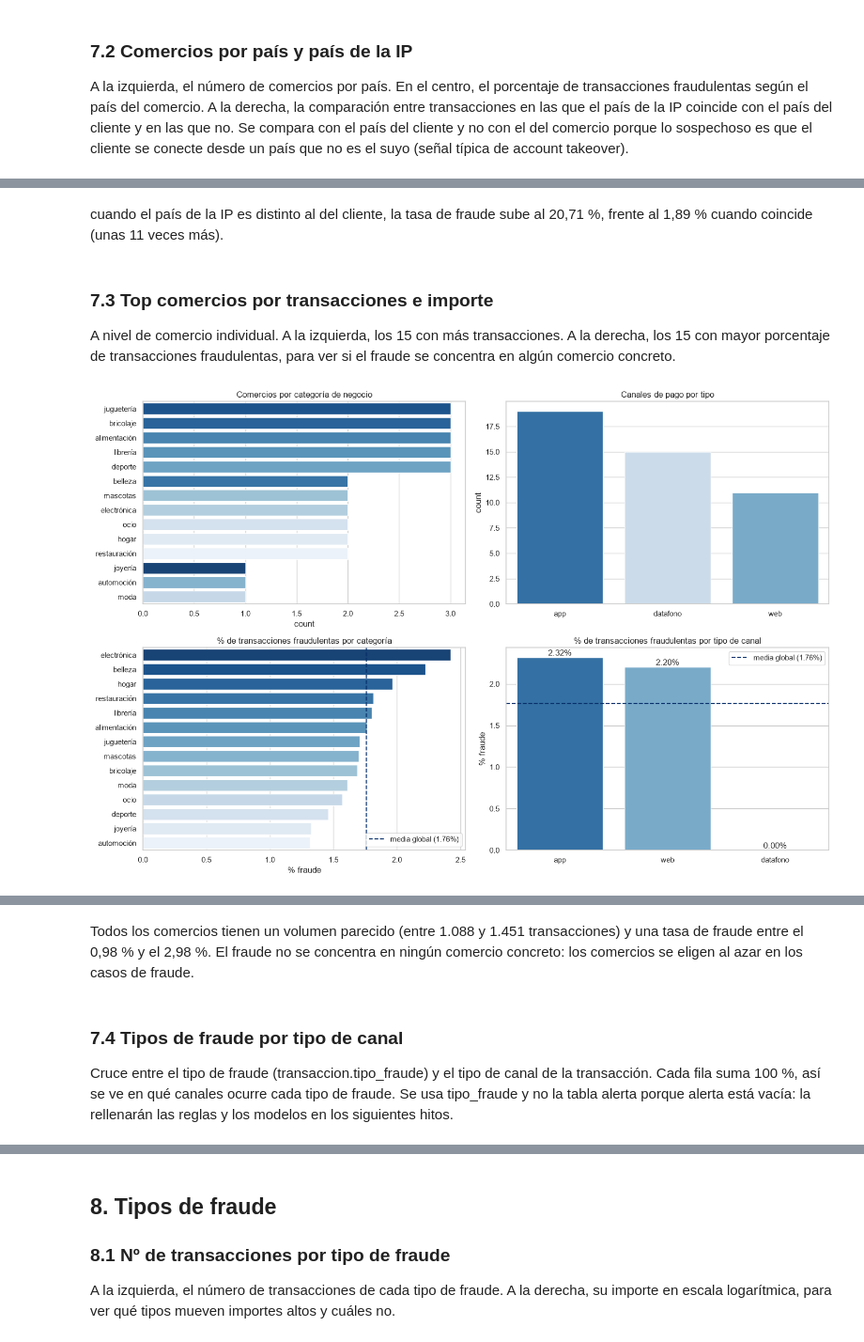
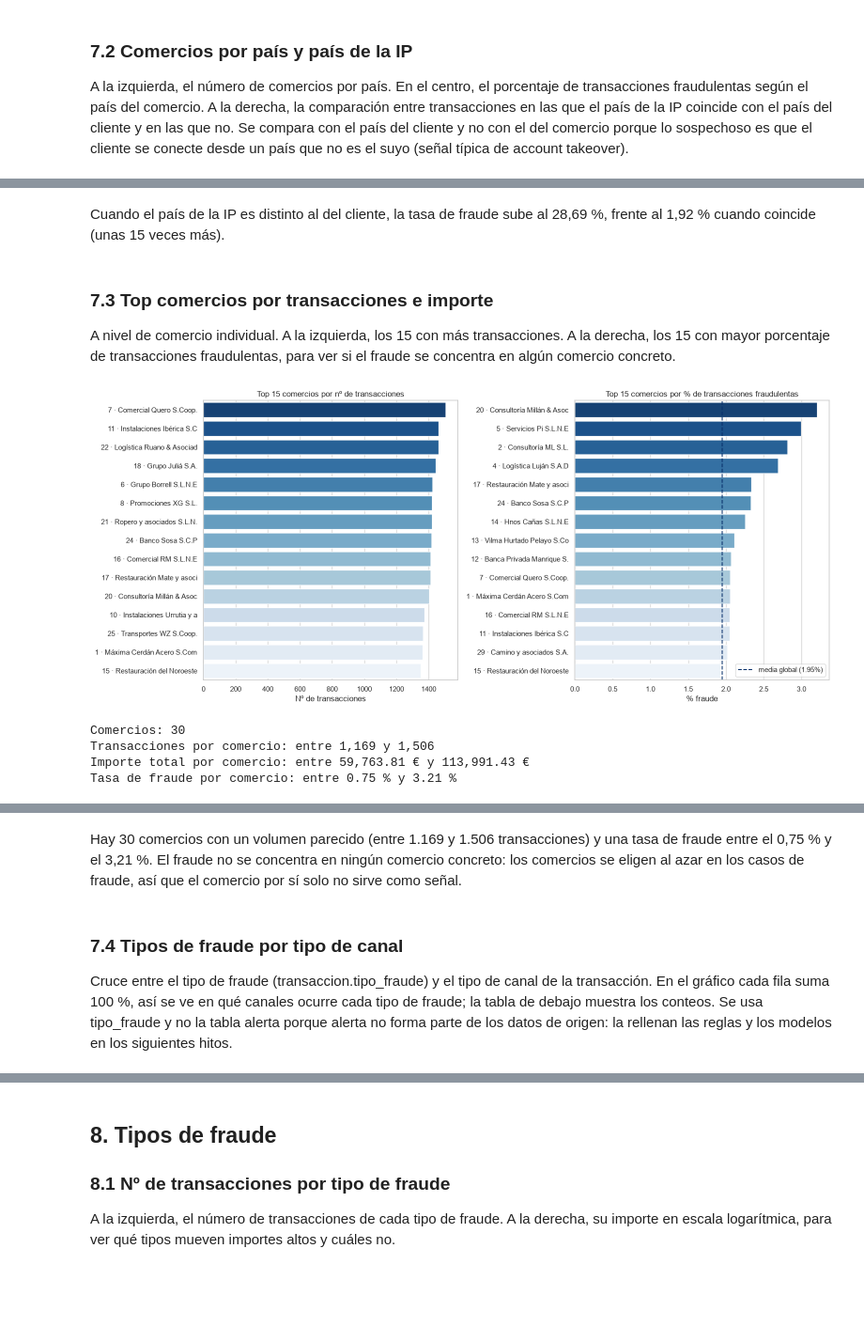
Before and after one commit to jacocallejo-merlin/Deteccion-fraude-merlin, a Jupyter notebook: notebooks/exploracion_visualizacion.ipynb, the cells around one changed output, grey strips where cells are left out. Shown at 94% size. Drawn from its saved outputs; the diff is of its cells as text; code cells hidden in the pictures; blank space fills up the shorter version.

```diff
--- a/notebooks/exploracion_visualizacion.ipynb
+++ b/notebooks/exploracion_visualizacion.ipynb
@@ -933,59 +934,57 @@ tasa_mismo_pais.round(2)
 # %% [markdown]
-cuando el país de la IP es distinto al del cliente, la tasa de fraude sube al 20,71 %, frente al 1,89 % cuando coincide (unas 11 veces más).
+Cuando el país de la IP es distinto al del cliente, la tasa de fraude sube al 28,69 %, frente al 1,92 % cuando coincide (unas 15 veces más).
 # %% [markdown]
 ### 7.3 Top comercios por transacciones e importe
 
 A nivel de comercio individual. A la izquierda, los 15 con más transacciones. A la derecha, los 15 con mayor porcentaje de transacciones fraudulentas, para ver si el fraude se concentra en algún comercio concreto.
 # %%
-df_com = client.query_df("SELECT comercio_id, categoria_negocio, pais FROM comercio")
-df_can = client.query_df("SELECT canal_id, comercio_id, tipo FROM canal_pago")
-
-fraude_comercio = client.query_df("""
-    SELECT c.categoria_negocio, cp.tipo AS tipo_canal,
+fraude_por_comercio = client.query_df("""
+    SELECT c.comercio_id AS comercio_id, c.nombre AS nombre, c.categoria_negocio AS categoria_negocio,
            count() AS n_transacciones,
+           round(sum(t.cantidad), 2) AS importe_total,
            countIf(t.es_fraude = 1) AS n_fraudes
     FROM transaccion t
     JOIN canal_pago cp ON t.canal_id = cp.canal_id
     JOIN comercio c ON cp.comercio_id = c.comercio_id
-    GROUP BY c.categoria_negocio, cp.tipo
+    GROUP BY c.comercio_id, c.nombre, c.categoria_negocio
 """)
+fraude_por_comercio["importe_total"] = fraude_por_comercio["importe_total"].astype(float)
+fraude_por_comercio["tasa_fraude"] = fraude_por_comercio["n_fraudes"] / fraude_por_comercio["n_transacciones"] * 100
+fraude_por_comercio["comercio"] = (fraude_por_comercio["comercio_id"].astype(str) + " · "
+                                   + fraude_por_comercio["nombre"].str.slice(0, 25))
+tasa_global_comercio = fraude_por_comercio["n_fraudes"].sum() / fraude_por_comercio["n_transacciones"].sum() * 100
 
-tasa_categoria = tasa_fraude(fraude_comercio, "categoria_negocio")
-tasa_canal = tasa_fraude(fraude_comercio, "tipo_canal")
+top_txn = fraude_por_comercio.nlargest(15, "n_transacciones")
+top_fraude = fraude_por_comercio.nlargest(15, "tasa_fraude")
 
-fig, axes = plt.subplots(2, 2, figsize=(15, 10))
+fig, axes = plt.subplots(1, 2, figsize=(16, 7))
 
-sns.countplot(data=df_com, y="categoria_negocio", hue="categoria_negocio", palette=AZULES, legend=False,
-              order=df_com["categoria_negocio"].value_counts().index, ax=axes[0, 0])
-axes[0, 0].set_title("Comercios por categoría de negocio")
-axes[0, 0].set_ylabel("")
+sns.barplot(data=top_txn, y="comercio", x="n_transacciones", hue="comercio", palette=AZULES, legend=False, ax=axes[0])
+axes[0].set_title("Top 15 comercios por nº de transacciones")
+axes[0].set_xlabel("Nº de transacciones")
+axes[0].set_ylabel("")
 
-sns.countplot(data=df_can, x="tipo", hue="tipo", palette=AZULES, legend=False,
-              order=df_can["tipo"].value_counts().index, ax=axes[0, 1])
-axes[0, 1].set_title("Canales de pago por tipo")
-axes[0, 1].set_xlabel("")
-
-sns.barplot(data=tasa_categoria, y="categoria_negocio", x="tasa_fraude", hue="categoria_negocio",
-            palette=AZULES, legend=False, ax=axes[1, 0])
-axes[1, 0].axvline(tasa_global_txn, color="#08306b", linestyle="--", label=f"media global ({tasa_global_txn:.2f}%)")
-axes[1, 0].set_title("% de transacciones fraudulentas por categoría")
-axes[1, 0].set_xlabel("% fraude")
-axes[1, 0].set_ylabel("")
-axes[1, 0].legend()
-
-sns.barplot(data=tasa_canal, x="tipo_canal", y="tasa_fraude", hue="tipo_canal",
-            palette=AZULES, legend=False, ax=axes[1, 1])
-axes[1, 1].axhline(tasa_global_txn, color="#08306b", linestyle="--", label=f"media global ({tasa_global_txn:.2f}%)")
-axes[1, 1].set_title("% de transacciones fraudulentas por tipo de canal")
-axes[1, 1].set_xlabel("")
-axes[1, 1].set_ylabel("% fraude")
-axes[1, 1].legend()
-for cont in axes[1, 1].containers:
-    axes[1, 1].bar_label(cont, fmt="%.2f%%")
+sns.barplot(data=top_fraude, y="comercio", x="tasa_fraude", hue="comercio", palette=AZULES, legend=False, ax=axes[1])
+axes[1].axvline(tasa_global_comercio, color="#08306b", linestyle="--", label=f"media global ({tasa_global_comercio:.2f}%)")
+axes[1].set_title("Top 15 comercios por % de transacciones fraudulentas")
+axes[1].set_xlabel("% fraude")
+axes[1].set_ylabel("")
+axes[1].legend()
 
 plt.tight_layout()
 plt.show()
 
-tasa_canal.round(2)
+print(f"Comercios: {len(fraude_por_comercio)}")
+print(f"Transacciones por comercio: entre {fraude_por_comercio['n_transacciones'].min():,} y {fraude_por_comercio['n_transacciones'].max():,}")
+print(f"Importe total por comercio: entre {fraude_por_comercio['importe_total'].min():,.2f} € y {fraude_por_comercio['importe_total'].max():,.2f} €")
+print(f"Tasa de fraude por comercio: entre {fraude_por_comercio['tasa_fraude'].min():.2f} % y {fraude_por_comercio['tasa_fraude'].max():.2f} %")
+
+(fraude_por_comercio.sort_values("n_transacciones", ascending=False)
+ [["comercio_id", "nombre", "categoria_negocio", "n_transacciones", "importe_total", "n_fraudes", "tasa_fraude"]]
+ .head(15).round(2))
 # %% [output]
-[figure, old version]
+[figure, new version]
+Comercios: 30
+Transacciones por comercio: entre 1,169 y 1,506
+Importe total por comercio: entre 59,763.81 € y 113,991.43 €
+Tasa de fraude por comercio: entre 0.75 % y 3.21 %
@@ -996,9 +1007,9 @@ tasa_canal.round(2)
 # %% [markdown]
-Todos los comercios tienen un volumen parecido (entre 1.088 y 1.451 transacciones) y una tasa de fraude entre el 0,98 % y el 2,98 %. El fraude no se concentra en ningún comercio concreto: los comercios se eligen al azar en los casos de fraude.
+Hay 30 comercios con un volumen parecido (entre 1.169 y 1.506 transacciones) y una tasa de fraude entre el 0,75 % y el 3,21 %. El fraude no se concentra en ningún comercio concreto: los comercios se eligen al azar en los casos de fraude, así que el comercio por sí solo no sirve como señal.
 # %% [markdown]
 ### 7.4 Tipos de fraude por tipo de canal
 
-Cruce entre el tipo de fraude (transaccion.tipo_fraude) y el tipo de canal de la transacción. Cada fila suma 100 %, así se ve en qué canales ocurre cada tipo de fraude. Se usa tipo_fraude y no la tabla alerta porque alerta está vacía: la rellenarán las reglas y los modelos en los siguientes hitos.
+Cruce entre el tipo de fraude (transaccion.tipo_fraude) y el tipo de canal de la transacción. En el gráfico cada fila suma 100 %, así se ve en qué canales ocurre cada tipo de fraude; la tabla de debajo muestra los conteos. Se usa tipo_fraude y no la tabla alerta porque alerta no forma parte de los datos de origen: la rellenan las reglas y los modelos en los siguientes hitos.
 # %%
 tipo_canal = client.query_df("""
     SELECT t.tipo_fraude AS tipo_fraude, cp.tipo AS tipo_canal, count() AS n
```
Also changed, not shown: parts of 49 cells of this notebook, 41 other files.
